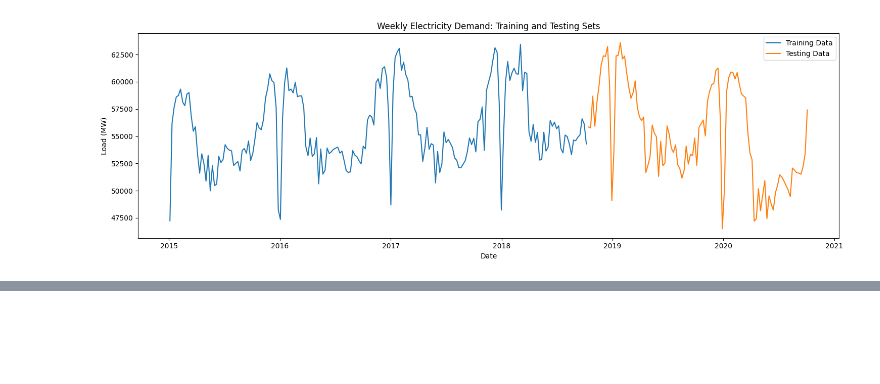
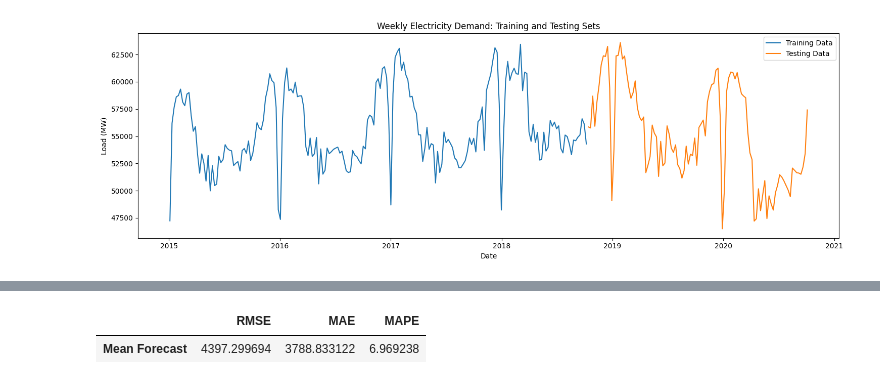
Before and after one commit to dekshinaudayan/german-electricity-demand-forecasting, a Jupyter notebook: notebooks/03_Benchmark_Models.ipynb, the cells around one changed output, grey strips where cells are left out. Saved outputs shown, nothing was run; the diff lists cells and outputs as text; code cells hidden in the pictures; blank space fills up the shorter version.

```diff
--- a/notebooks/03_Benchmark_Models.ipynb
+++ b/notebooks/03_Benchmark_Models.ipynb
@@ -92,0 +171,27 @@ plt.show()
+# %%
+# Calculate the average weekly electricity demand from the training data
+
+mean_value = train["load"].mean()
+
+# Generate the Mean Forecast for the entire forecast horizon
+
+mean_forecast = np.repeat(
+    mean_value,
+    forecast_horizon
+)
+
+# Evaluate the forecast performance
+
+mean_metrics = evaluate_forecast(
+    test["load"],
+    mean_forecast
+)
+
+# Display evaluation metrics
+
+mean_results = pd.DataFrame([mean_metrics], index=["Mean Forecast"])
+
+display(mean_results)
+# %% [output]
+|  | RMSE | MAE | MAPE |
+| Mean Forecast | 4397.299694 | 3788.833122 | 6.969238 |
```
Also changed, not shown: parts of 8 cells of this notebook.
